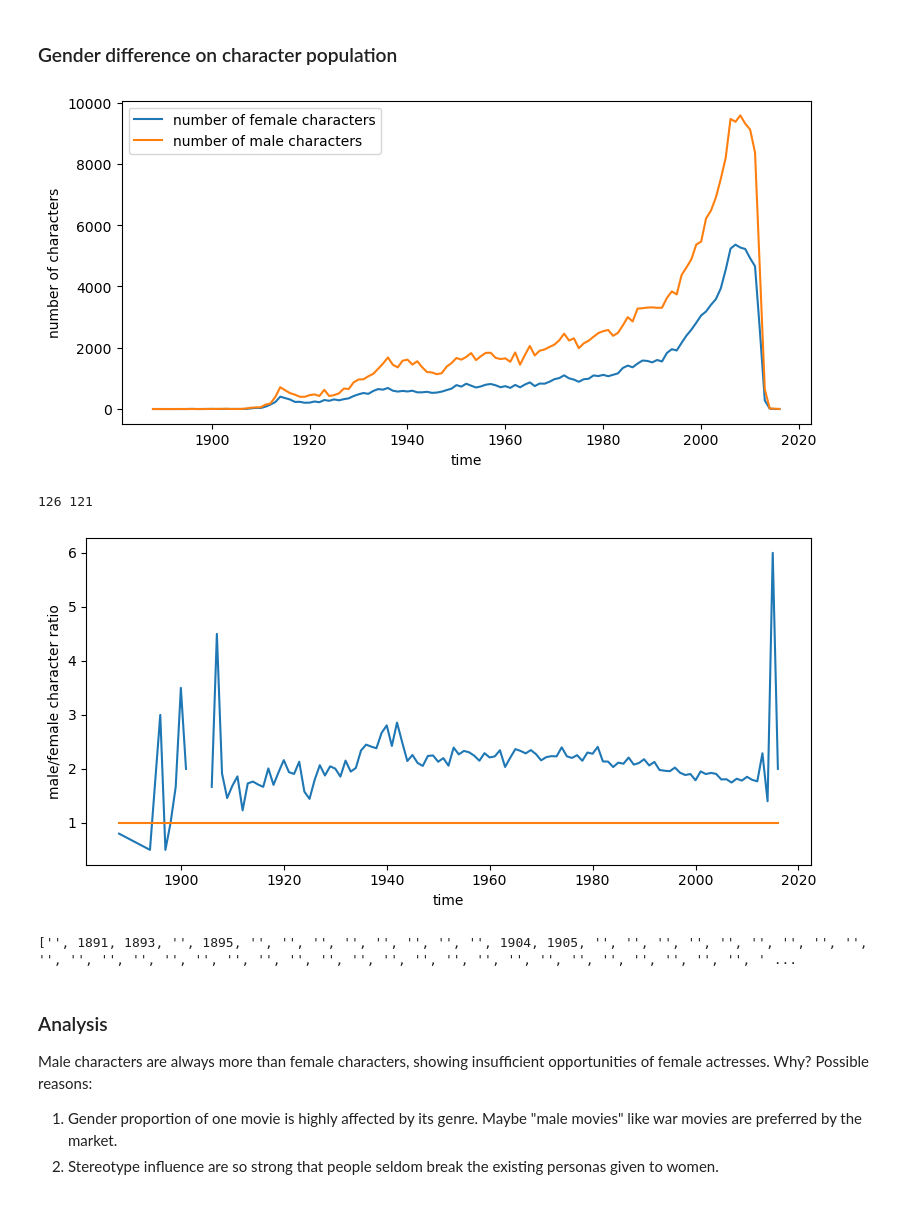
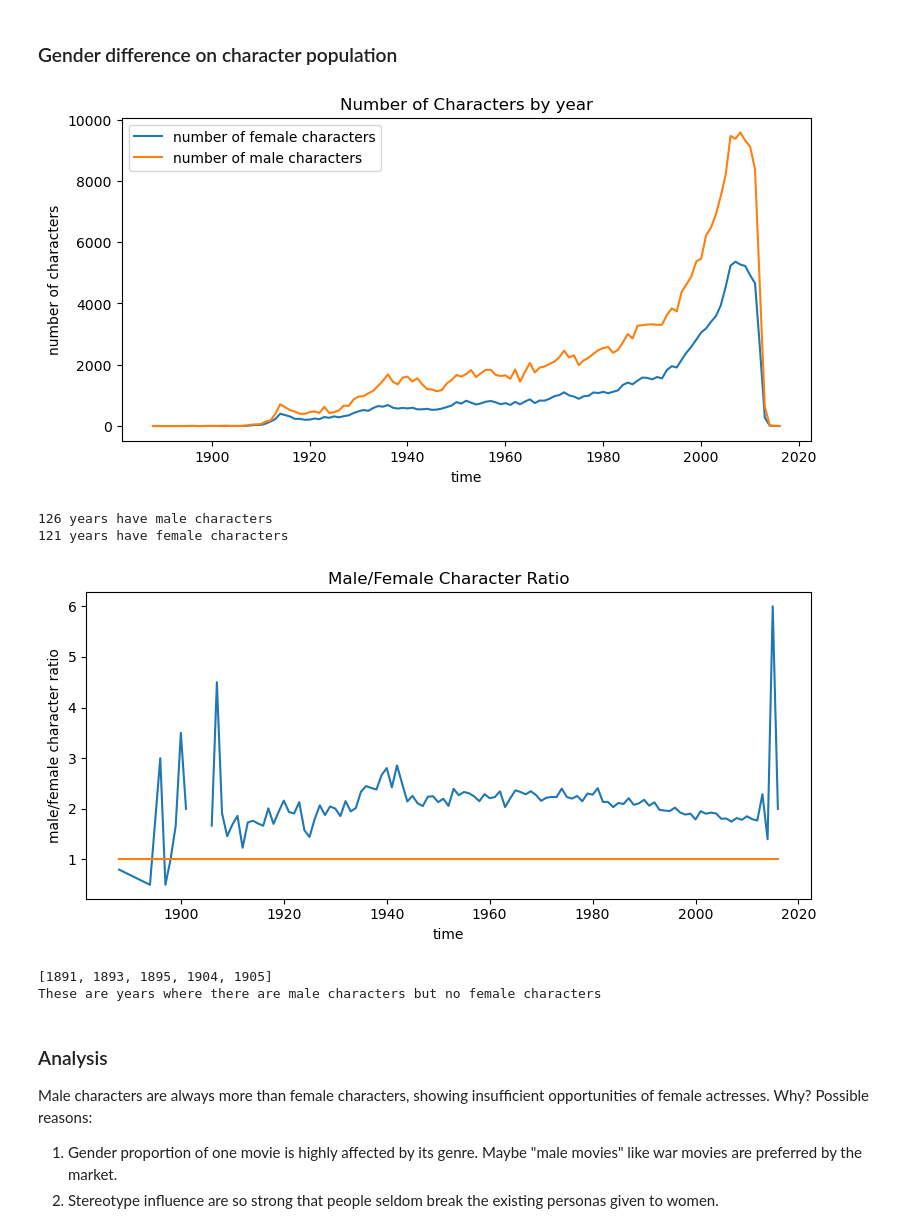
Before and after one commit to Wind-2375-like/ada-2022-project-gender-lens, a Jupyter notebook: milestone_p2.ipynb, the cells around one changed output. Cells and saved outputs as stored; diff of their text form; code cells hidden in the pictures.

```diff
--- a/milestone_p2.ipynb
+++ b/milestone_p2.ipynb
@@ -1106,52 +1110,62 @@ male_years["nums"] = male_year_grouped.size()
 # %%
 plt.figure(figsize=(8, 4))
 
 
 ax = sns.lineplot(
     data=female_years,
     x="release_date",
     y="nums",
     legend="full",
     label="number of female characters",
 )
 ax = sns.lineplot(
     data=male_years,
     x="release_date",
     y="nums",
     legend="full",
     label="number of male characters",
 )
 
 
 plt.xlabel("time")
 plt.ylabel("number of characters")
 plt.tight_layout()
+plt.title("Number of Characters by year")
 plt.show()
 # %% [output]
-[figure, old version]
+[figure, new version]
 # %%
 plt.figure(figsize=(8, 4))
 
 ratio = male_years / female_years
-print(len(male_years), len(female_years))
+print(len(male_years), "years have male characters")
+print(len(female_years), "years have female characters")
 
 # since female_years is shorter
 length = len(female_years)
-plt.plot(female_years.index, ratio[-length:])
-plt.plot(female_years.index, np.ones(len(female_years)))
+l1 = plt.plot(female_years.index, ratio[-length:])
+l2 = plt.plot(female_years.index, np.ones(len(female_years)),linestyle="-")
+ax.legend(['actual ratio', '1:1 baseline'],loc="best")
 
 plt.xlabel("time")
 plt.ylabel("male/female character ratio")
 
+plt.title("Male/Female Character Ratio")
+
 plt.tight_layout()
 plt.show()
 # %% [output]
-126 121
+126 years have male characters
+121 years have female characters
-[figure, old version]
+[figure, new version]
 # %%
-print([idx if idx not in female_years.index else "" for idx in male_years.index])
+missing_years = [idx if idx not in female_years.index else 0 for idx in male_years.index]
+missing_years = sorted(np.unique(missing_years))[1:]
+print(missing_years)
+print("These are years where there are male characters but no female characters")
 # %% [output]
-['', 1891, 1893, '', 1895, '', '', '', '', '', '', '', '', 1904, 1905, '', '', '', '', '', '', '', '', '', '', '', '', '', '', '', '', '', '', '', '', '', '', '', '', '', '', '', '', '', '', '', '', ' ...
+[1891, 1893, 1895, 1904, 1905]
+These are years where there are male characters but no female characters
 # %% [markdown]
 ### Analysis
 Male characters are always more than female characters, showing insufficient opportunities of female actresses. Why?
```
Also changed, not shown: parts of 6 cells of this notebook.
